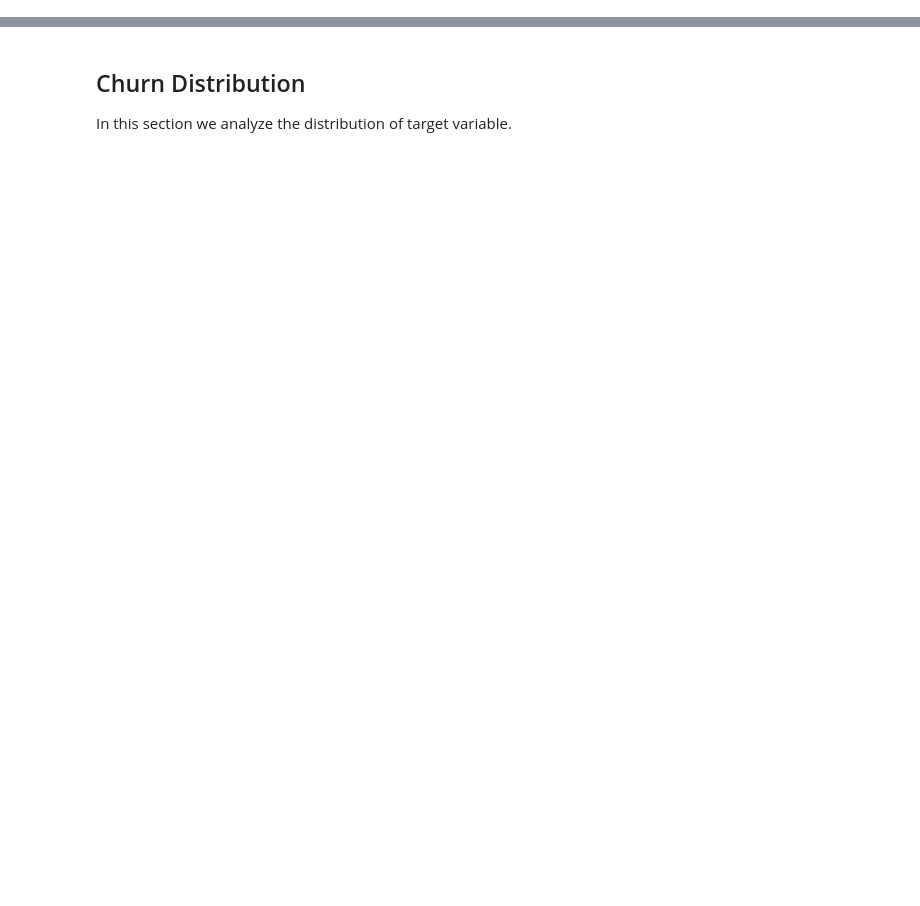
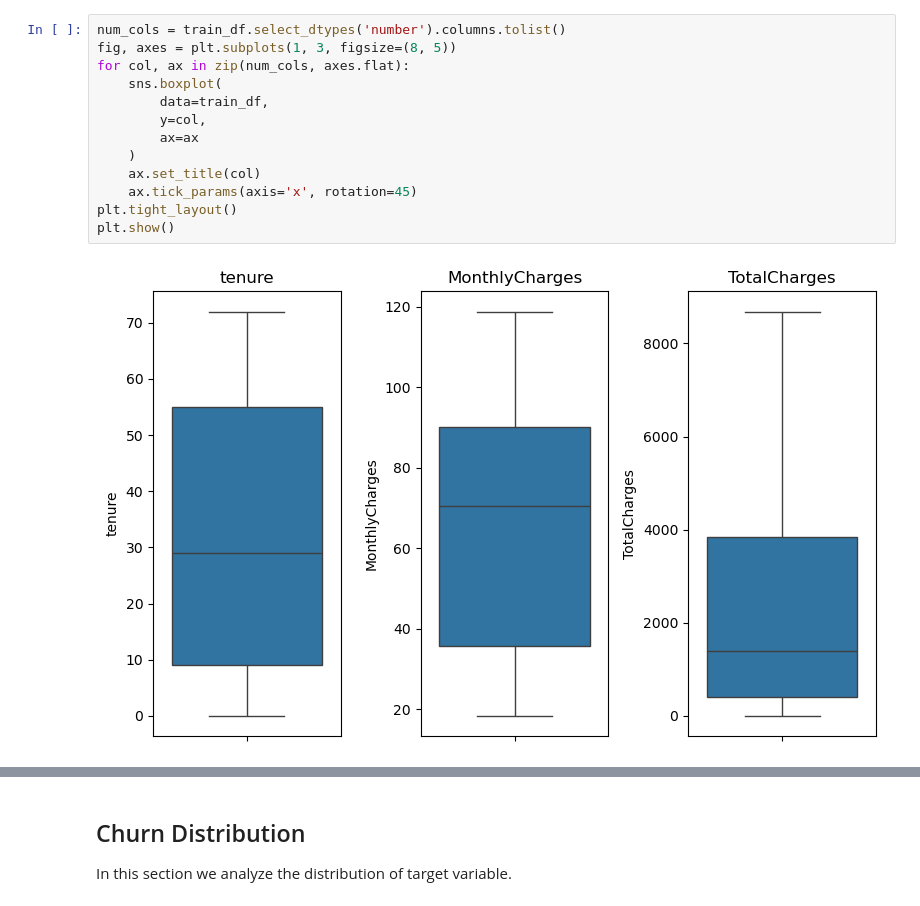
Before and after one commit to maryamzakeri-ds/customer-churn-prediction, a Jupyter notebook: notebooks/03_eda.ipynb, the cells around one changed output, grey strips where cells are left out. Drawn from its saved outputs; the diff is of its cells as text; blank space fills up the shorter version.

```diff
--- a/notebooks/03_eda.ipynb
+++ b/notebooks/03_eda.ipynb
@@ -16,0 +39,15 @@ df = pd.read_csv(file_name)
+# %%
+num_cols = train_df.select_dtypes('number').columns.tolist()
+fig, axes = plt.subplots(1, 3, figsize=(8, 5))
+for col, ax in zip(num_cols, axes.flat):
+    sns.boxplot(
+        data=train_df,
+        y=col,
+        ax=ax
+    )
+    ax.set_title(col)
+    ax.tick_params(axis='x', rotation=45)
+plt.tight_layout()
+plt.show()
+# %% [output]
+[figure, added]
```
Also changed, not shown: parts of 89 cells of this notebook, 10 other files.
